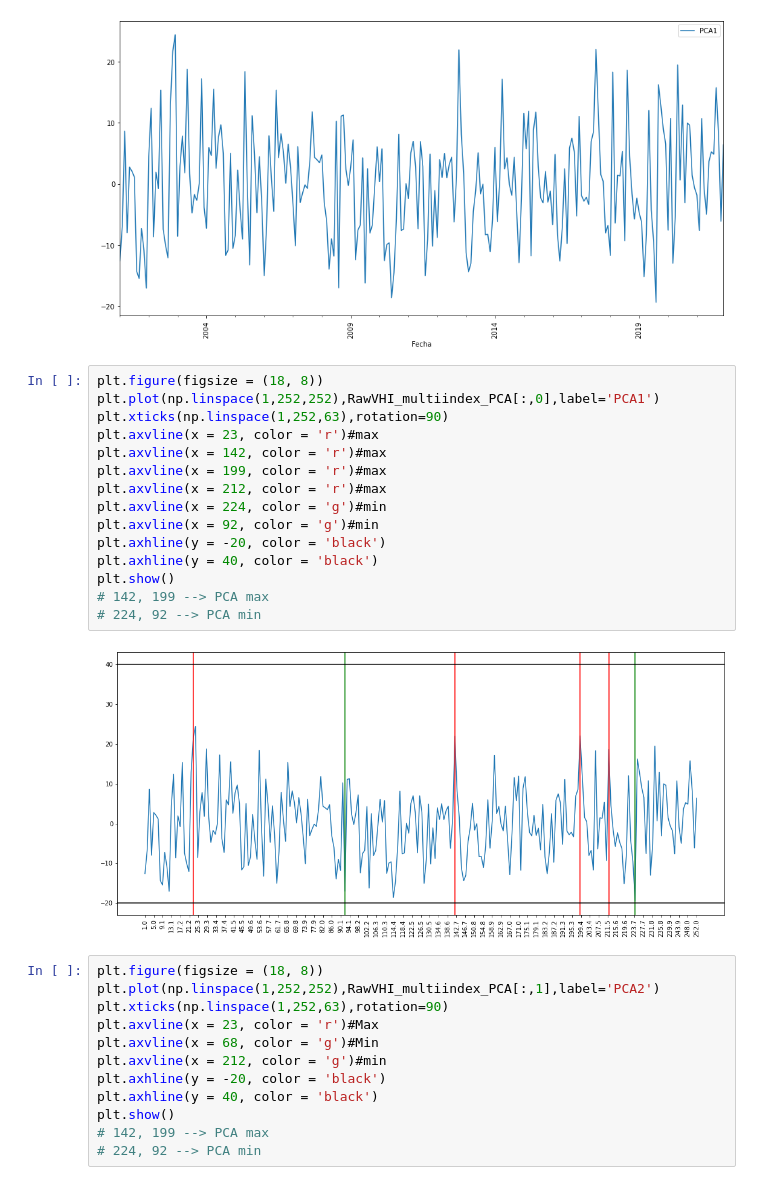
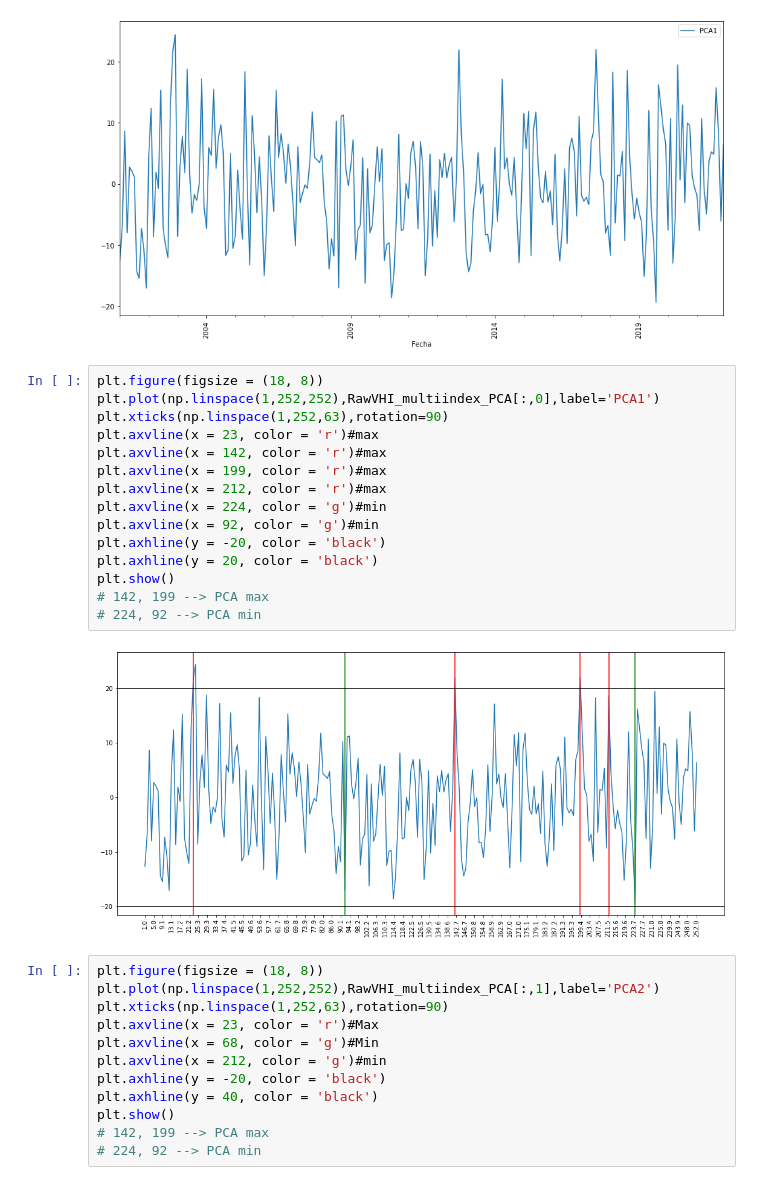
Before and after one commit to valizcanos/Sequ-aAgricola, a Jupyter notebook: EstadisticaD.ipynb, the cells around one changed output. Saved outputs shown, nothing was run; the diff lists cells and outputs as text.

```diff
--- a/EstadisticaD.ipynb
+++ b/EstadisticaD.ipynb
@@ -667,20 +691,20 @@ plt.xticks(rotation=90)
 # %%
 plt.figure(figsize = (18, 8))
 plt.plot(np.linspace(1,252,252),RawVHI_multiindex_PCA[:,0],label='PCA1')
 plt.xticks(np.linspace(1,252,63),rotation=90)
 plt.axvline(x = 23, color = 'r')#max
 plt.axvline(x = 142, color = 'r')#max
 plt.axvline(x = 199, color = 'r')#max
 plt.axvline(x = 212, color = 'r')#max
 plt.axvline(x = 224, color = 'g')#min
 plt.axvline(x = 92, color = 'g')#min
 plt.axhline(y = -20, color = 'black')
-plt.axhline(y = 40, color = 'black')
+plt.axhline(y = 20, color = 'black')
 plt.show()
 # 142, 199 --> PCA max
 # 224, 92 --> PCA min
 # %% [output]
-[figure, old version]
+[figure, new version]
 # %%
 plt.figure(figsize = (18, 8))
 plt.plot(np.linspace(1,252,252),RawVHI_multiindex_PCA[:,1],label='PCA2')
```
Also changed, not shown: parts of 8 cells of this notebook, 1 other file.
